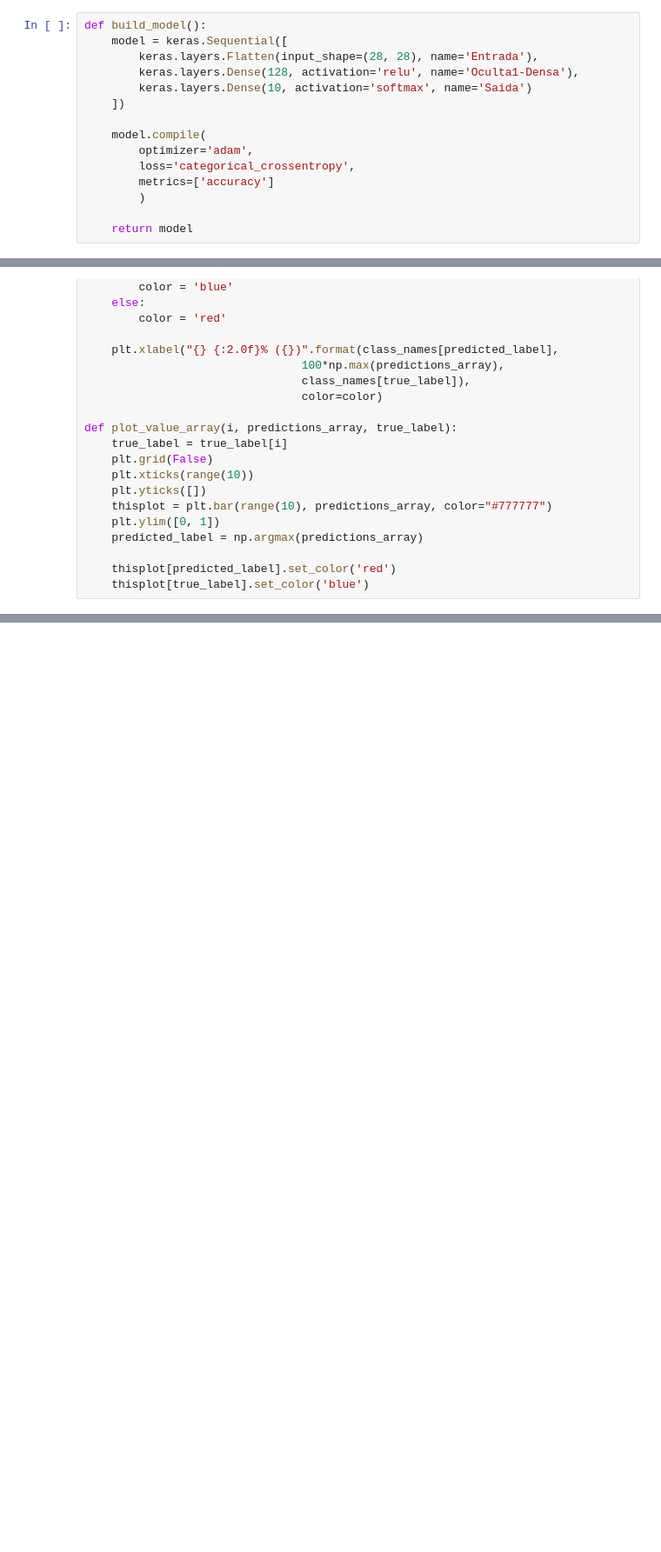
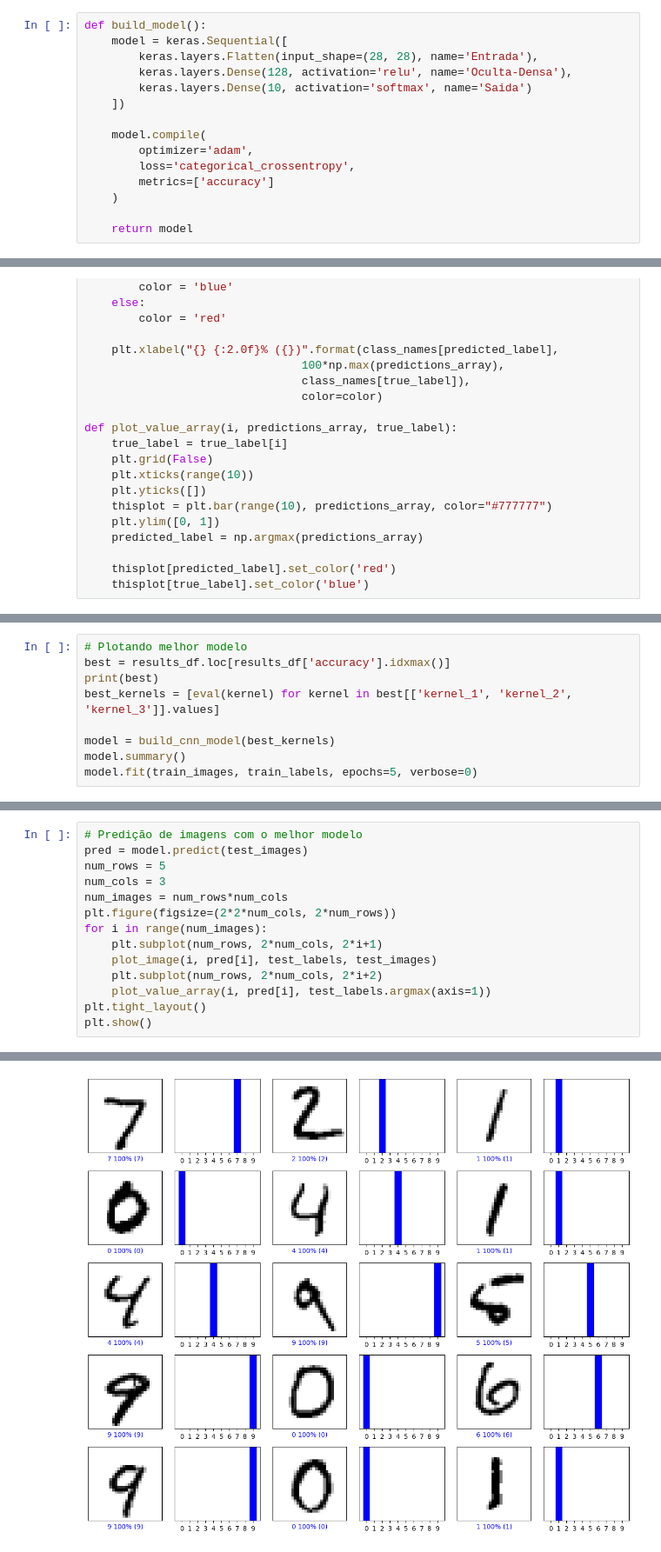
Before and after one commit to rafflezs/Atividades-Mestrado-ICMC, a Jupyter notebook: DeepLearning/Atividade3-CNN/mnist.ipynb, the cells around one changed output, grey strips where cells are left out. Shown at 87% size. Cells and saved outputs as stored; diff of their text form; blank space fills up the shorter version.

```diff
--- a/DeepLearning/Atividade3-CNN/mnist.ipynb
+++ b/DeepLearning/Atividade3-CNN/mnist.ipynb
@@ -52,7 +63,7 @@ O modelo à seguir utiliza 3 camadas
 def build_model():
     model = keras.Sequential([
         keras.layers.Flatten(input_shape=(28, 28), name='Entrada'),
-        keras.layers.Dense(128, activation='relu', name='Oculta1-Densa'),
+        keras.layers.Dense(128, activation='relu', name='Oculta-Densa'),
         keras.layers.Dense(10, activation='softmax', name='Saida')
     ])
 
@@ -60,7 +71,7 @@ def build_model():
         optimizer='adam',
         loss='categorical_crossentropy',
         metrics=['accuracy']
-        )
+    )
 
     return model
 # %%
@@ -190,0 +313,9 @@ ValueError: The total size of the tensor must be unchanged. Received: input_shap
+# %%
+# Plotando melhor modelo
+best = results_df.loc[results_df['accuracy'].idxmax()]
+print(best)
+best_kernels = [eval(kernel) for kernel in best[['kernel_1', 'kernel_2', 'kernel_3']].values]
+
+model = build_cnn_model(best_kernels)
+model.summary()
+model.fit(train_images, train_labels, epochs=5, verbose=0)
@@ -190,0 +361,15 @@ ValueError: The total size of the tensor must be unchanged. Received: input_shap
+# %%
+# Predição de imagens com o melhor modelo
+pred = model.predict(test_images)
+num_rows = 5
+num_cols = 3
+num_images = num_rows*num_cols
+plt.figure(figsize=(2*2*num_cols, 2*num_rows))
+for i in range(num_images):
+    plt.subplot(num_rows, 2*num_cols, 2*i+1)
+    plot_image(i, pred[i], test_labels, test_images)
+    plt.subplot(num_rows, 2*num_cols, 2*i+2)
+    plot_value_array(i, pred[i], test_labels.argmax(axis=1))
+plt.tight_layout()
+plt.show()
+# %% [output]
@@ -190,0 +377 @@ ValueError: The total size of the tensor must be unchanged. Received: input_shap
+[figure, added]
```
Also changed, not shown: parts of 26 cells of this notebook, 11 other files.
